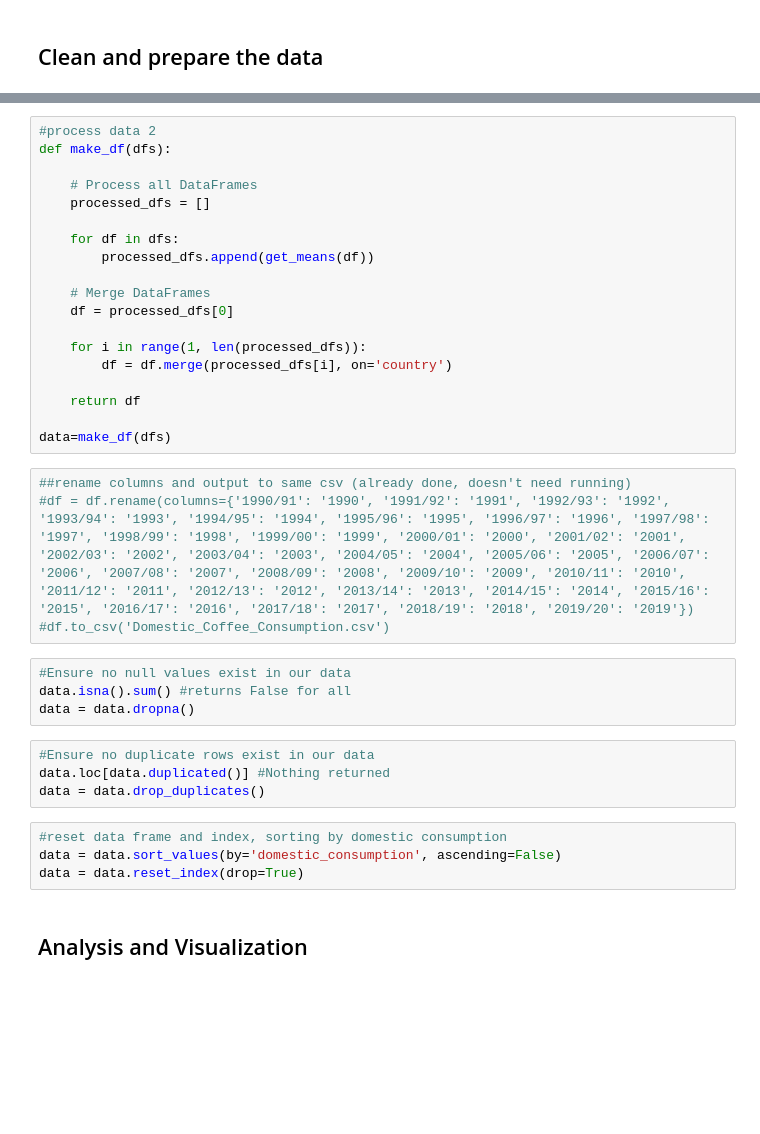
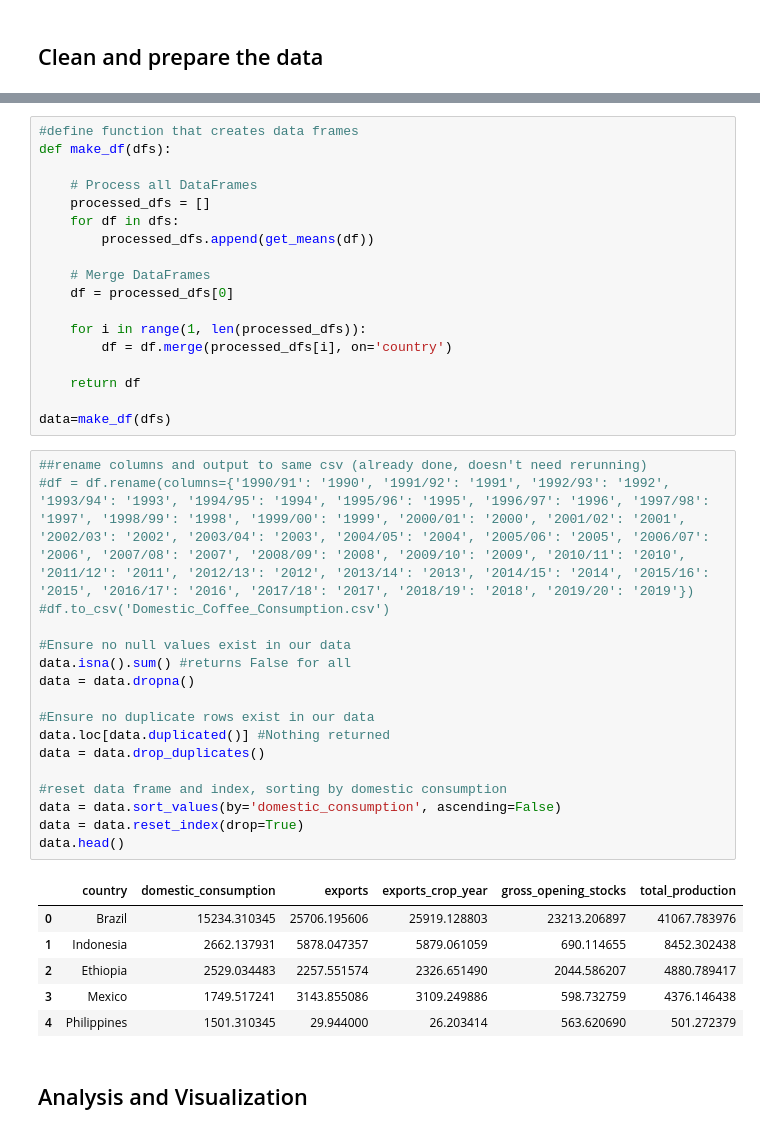
Before and after one commit to Dylanbbenson/Coffee_Data_Analysis, a Jupyter notebook: Coffee_Analysis.ipynb, the cells around one changed output, grey strips where cells are left out. Cells and saved outputs as stored; diff of their text form; blank space fills up the shorter version.

```diff
--- a/Coffee_Analysis.ipynb
+++ b/Coffee_Analysis.ipynb
@@ -42,12 +40,11 @@ def get_means(df):
     df.columns=['country',countries.name]
     return df
 # %%
-#process data 2
+#define function that creates data frames
 def make_df(dfs):
 
     # Process all DataFrames
     processed_dfs = []
-
     for df in dfs:
         processed_dfs.append(get_means(df))
 
@@ -60,22 +57,30 @@ def make_df(dfs):
     return df
 
 data=make_df(dfs)
-# %%
-##rename columns and output to same csv (already done, doesn't need running)
-#df = df.rename(columns={'1990/91': '1990', '1991/92': '1991', '1992/93': '1992', '1993/94': '1993', '1994/95': '1994', '1995/96': '1995', '1996/97': '1996', '1997/98': '1997', '1998/99': '1998', '1999/00': '1999', '2000/01': '2000', '2001/02': '2001', '2002/03': '2002', '2003/04': '2003', '2004/05': '2004', '2005/06': '2005', '2006/07': '2006', '2007/08': '2007', '2008/09': '2008', '2009/10': '2009', '2010/11': '2010', '2011/12': '2011', '2012/13': '2012', '2013/14': '2013', '2014/15': '2014', '2015/16': '2015', '2016/17': '2016', '2017/18': '2017', '2018/19': '2018', '2019/20': '2019'})
-#df.to_csv('Domestic_Coffee_Consumption.csv')
 # %%
+##rename columns and output to same csv (already done, doesn't need rerunning)
+#df = df.rename(columns={'1990/91': '1990', '1991/92': '1991', '1992/93': '1992', '1993/94': '1993', '1994/95': '1994', '1995/96': '1995', '1996/97': '1996', '1997/98': '1997', '1998/99': '1998', '1999/00': '1999', '2000/01': '2000', '2001/02': '2001', '2002/03': '2002', '2003/04': '2003', '2004/05': '2004', '2005/06': '2005', '2006/07': '2006', '2007/08': '2007', '2008/09': '2008', '2009/10': '2009', '2010/11': '2010', '2011/12': '2011', '2012/13': '2012', '2013/14': '2013', '2014/15': '2014', '2015/16': '2015', '2016/17': '2016', '2017/18': '2017', '2018/19': '2018', '2019/20': '2019'})
+#df.to_csv('Domestic_Coffee_Consumption.csv')
+
 #Ensure no null values exist in our data
 data.isna().sum() #returns False for all
 data = data.dropna()
+
+#Ensure no duplicate rows exist in our data
+data.loc[data.duplicated()] #Nothing returned
+data = data.drop_duplicates()
+
+#reset data frame and index, sorting by domestic consumption
+data = data.sort_values(by='domestic_consumption', ascending=False)
+data = data.reset_index(drop=True)
+data.head()
+# %% [output]
+|  | country | domestic_consumption | exports | exports_crop_year | gross_opening_stocks | total_production |
+| 0 | Brazil | 15234.310345 | 25706.195606 | 25919.128803 | 23213.206897 | 41067.783976 |
+| 1 | Indonesia | 2662.137931 | 5878.047357 | 5879.061059 | 690.114655 | 8452.302438 |
+| 2 | Ethiopia | 2529.034483 | 2257.551574 | 2326.651490 | 2044.586207 | 4880.789417 |
+| 3 | Mexico | 1749.517241 | 3143.855086 | 3109.249886 | 598.732759 | 4376.146438 |
+| 4 | Philippines | 1501.310345 | 29.944000 | 26.203414 | 563.620690 | 501.272379 |
-# %%
-#Ensure no duplicate rows exist in our data
-data.loc[data.duplicated()] #Nothing returned
-data = data.drop_duplicates()
-# %%
-#reset data frame and index, sorting by domestic consumption
-data = data.sort_values(by='domestic_consumption', ascending=False)
-data = data.reset_index(drop=True)
 # %% [markdown]
 ## Analysis and Visualization
 # %%
```
Also changed, not shown: parts of 15 cells of this notebook, 1 other file.
